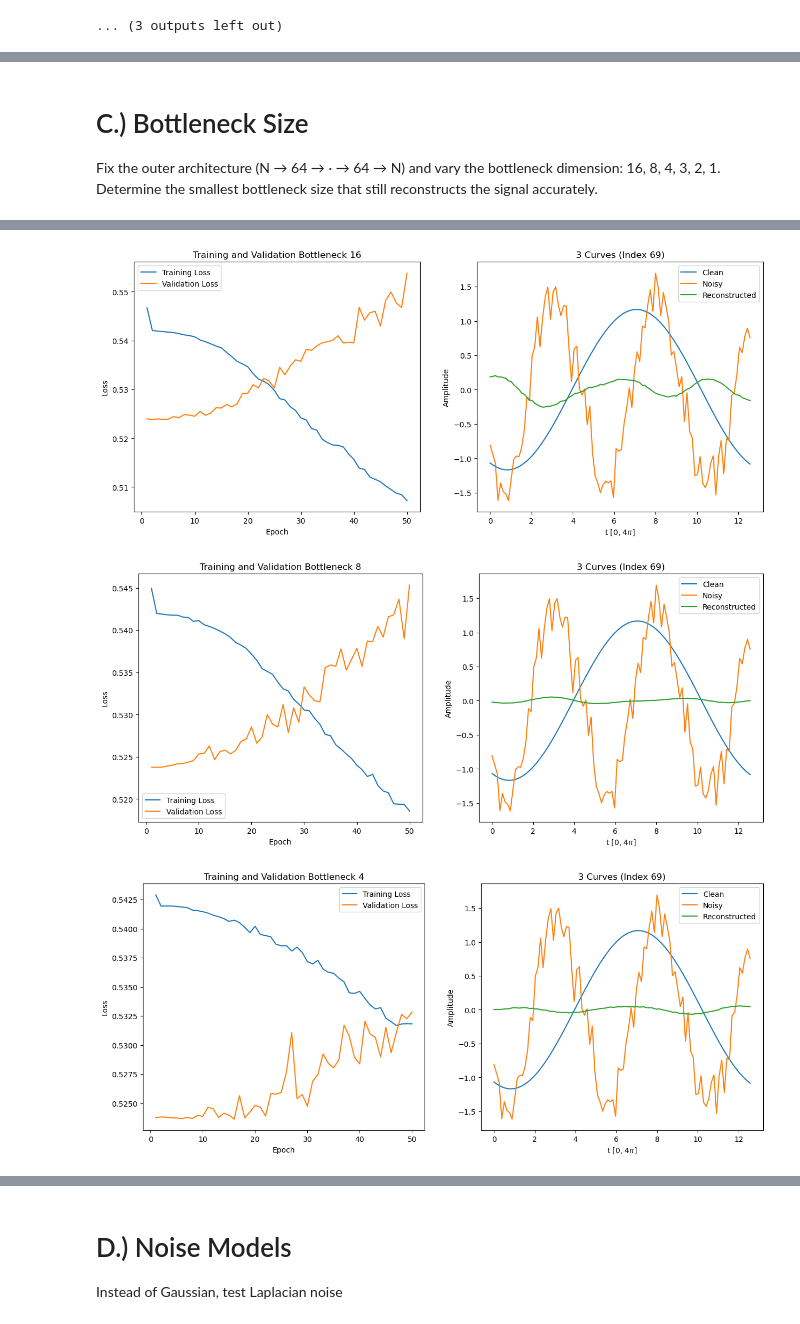
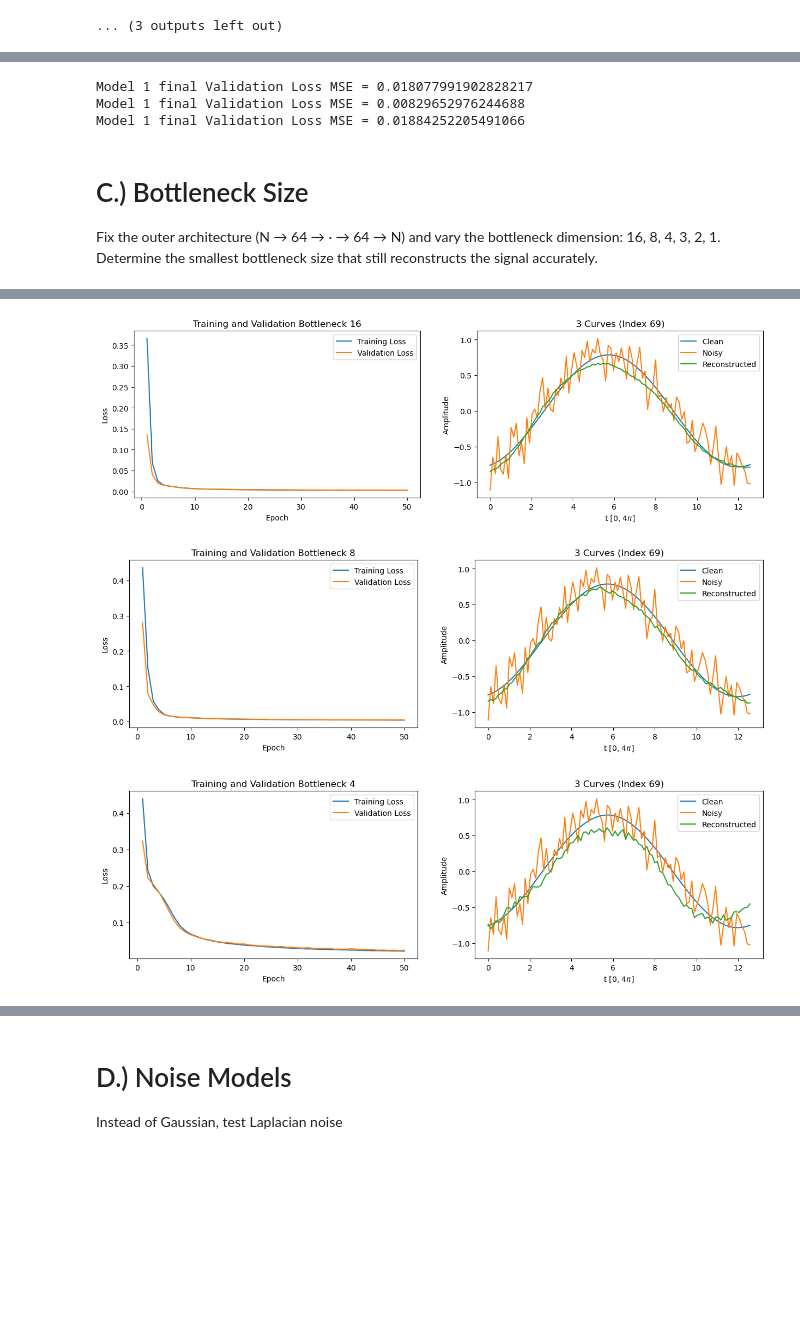
Before and after one commit to PolishJacob/ASTR5900_Projects, a Jupyter notebook: HW_08/MachineLearning.ipynb, the cells around one changed output, grey strips where cells are left out. Cells and saved outputs as stored; diff of their text form; code cells hidden in the pictures; blank space fills up the shorter version.

Commit message:
Finalize homework and plots

```diff
--- a/HW_08/MachineLearning.ipynb
+++ b/HW_08/MachineLearning.ipynb
@@ -270,7 +270,7 @@ for i in range(0, 10000):
     amp = np.random.uniform(0.5, 1.5)
     omega = np.random.uniform(0.5, 2)
     phi = np.random.uniform(0, 2 * np.pi)
-    clean_curve[i] = amp * np.sin((omega * t_arr) + phi)
+    clean_data[i] = amp * np.sin((omega * t_arr) + phi)
 
 noisy_data = np.zeros((10000, 100))
 for i in range(0, 10000):
@@ -533,3 +533,11 @@ ax[2].legend()
+# %%
+print("Model 1 final Validation Loss MSE =", val_loss_1[-1])
+print("Model 1 final Validation Loss MSE =", val_loss_2[-1])
+print("Model 1 final Validation Loss MSE =", val_loss_3[-1])
+# %% [output]
+Model 1 final Validation Loss MSE = 0.018077991902828217
+Model 1 final Validation Loss MSE = 0.00829652976244688
+Model 1 final Validation Loss MSE = 0.01884252205491066
 # %% [markdown]
 # C.) Bottleneck Size
 
@@ -565,7 +573,7 @@ for x in bottleneck:
     clean_reconstruct = auto_bottle.predict(X_train)
     noisy_reconstruct = auto_bottle.predict(X_val)
 
-    fig, ax = plt.subplots(1, 2, figsize = (15, 6))
+    fig, ax = plt.subplots(1, 2, figsize = (15, 4))
     ax[0].plot(epochs, train_bottle_loss, label = "Training Loss")
     ax[0].plot(epochs, val_bottle_loss, label = "Validation Loss")
     ax[0].set_xlabel("Epoch")
@@ -596,3 +604,3 @@ for x in bottleneck:
-[figure, old version]
+[figure, new version]
-[figure, old version]
+[figure, new version]
-[figure, old version]
+[figure, new version]
```
Also changed, not shown: parts of 15 cells of this notebook.
